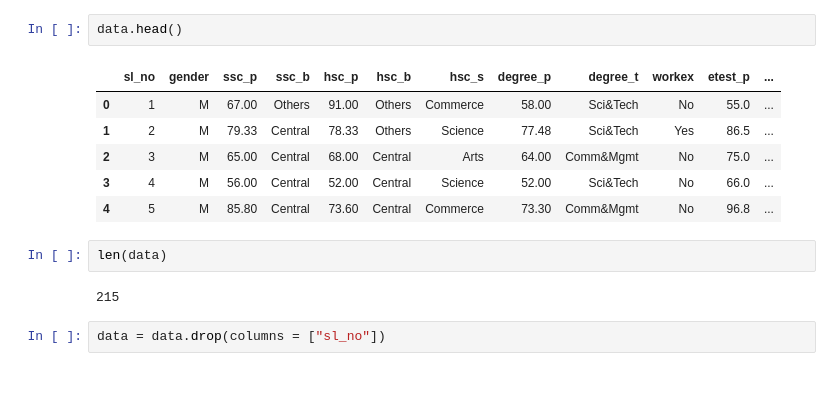
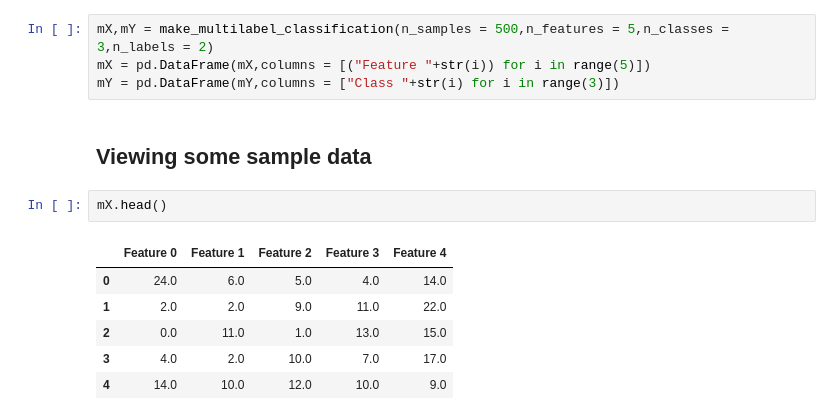
Before and after one commit to usuallyunusual/ML_Mini_Projects, a Jupyter notebook: Logistic Regression/Logistic Regression.ipynb, the cells around one changed output. Cells and saved outputs as stored; diff of their text form; blank space fills up the shorter version.

```diff
--- a/Logistic Regression/Logistic Regression.ipynb
+++ b/Logistic Regression/Logistic Regression.ipynb
@@ -6,15 +56,15 @@ data = pd.read_csv("placements.csv")
+# %%
+mX,mY = make_multilabel_classification(n_samples = 500,n_features = 5,n_classes = 3,n_labels = 2)
+mX = pd.DataFrame(mX,columns = [("Feature "+str(i)) for i in range(5)])
+mY = pd.DataFrame(mY,columns = ["Class "+str(i) for i in range(3)])
+# %% [markdown]
+## Viewing some sample data
 # %%
-data.head()
+mX.head()
 # %% [output]
-|  | sl_no | gender | ssc_p | ssc_b | hsc_p | hsc_b | hsc_s | degree_p | degree_t | workex | etest_p | ... |
-| 0 | 1 | M | 67.00 | Others | 91.00 | Others | Commerce | 58.00 | Sci&Tech | No | 55.0 | ... |
-| 1 | 2 | M | 79.33 | Central | 78.33 | Others | Science | 77.48 | Sci&Tech | Yes | 86.5 | ... |
-| 2 | 3 | M | 65.00 | Central | 68.00 | Central | Arts | 64.00 | Comm&Mgmt | No | 75.0 | ... |
-| 3 | 4 | M | 56.00 | Central | 52.00 | Central | Science | 52.00 | Sci&Tech | No | 66.0 | ... |
-| 4 | 5 | M | 85.80 | Central | 73.60 | Central | Commerce | 73.30 | Comm&Mgmt | No | 96.8 | ... |
+|  | Feature 0 | Feature 1 | Feature 2 | Feature 3 | Feature 4 |
+| 0 | 24.0 | 6.0 | 5.0 | 4.0 | 14.0 |
+| 1 | 2.0 | 2.0 | 9.0 | 11.0 | 22.0 |
+| 2 | 0.0 | 11.0 | 1.0 | 13.0 | 15.0 |
+| 3 | 4.0 | 2.0 | 10.0 | 7.0 | 17.0 |
+| 4 | 14.0 | 10.0 | 12.0 | 10.0 | 9.0 |
-# %%
-len(data)
-# %% [output]
-215
-# %%
-data = data.drop(columns = ["sl_no"])
```
Also changed, not shown: parts of 34 cells of this notebook, 2 other files.
